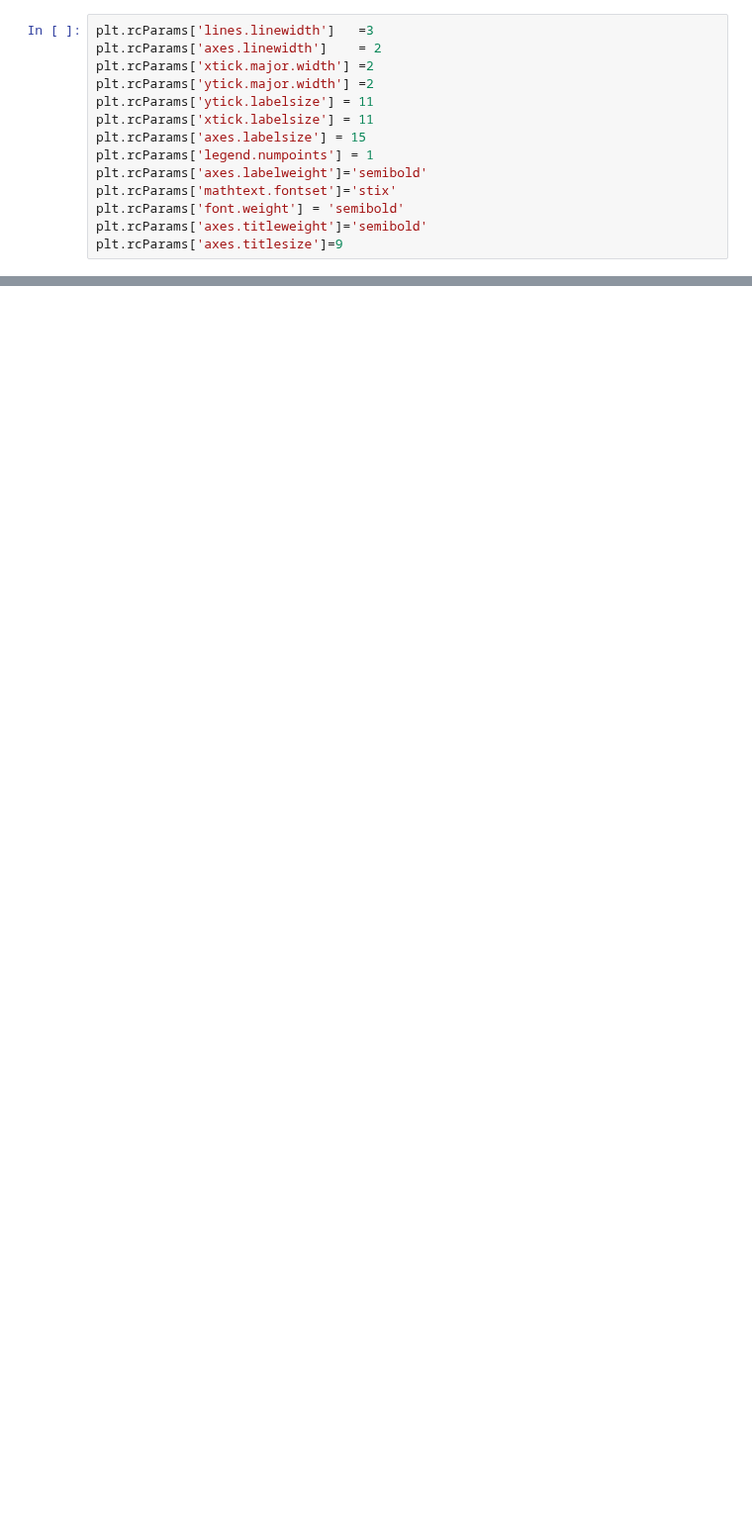
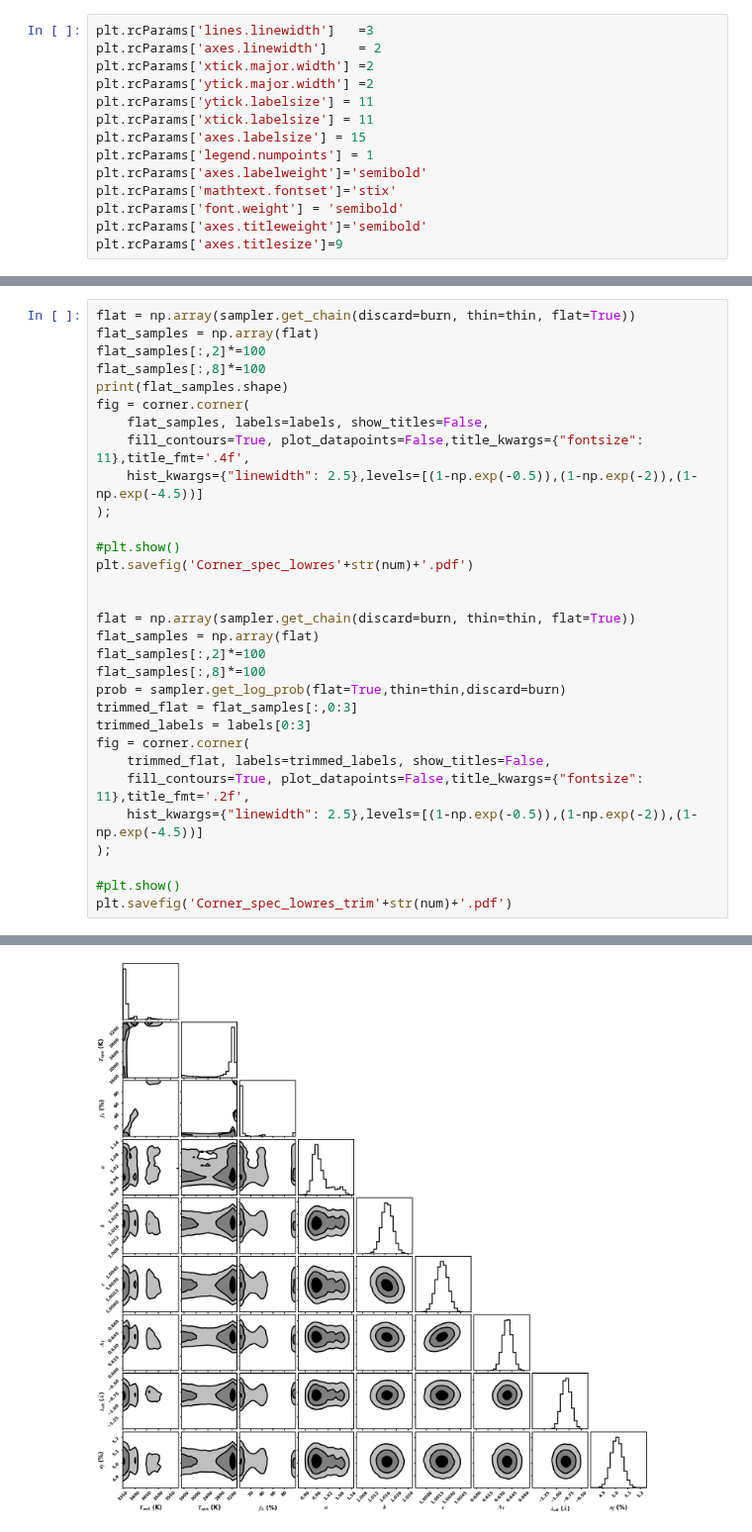
Before and after one commit to awmann/K233Spots, a Jupyter notebook: multi_spec_fit.ipynb, the cells around one changed output, grey strips where cells are left out. Shown at 99% size. Cells and saved outputs as stored; diff of their text form; blank space fills up the shorter version.

```diff
--- a/multi_spec_fit.ipynb
+++ b/multi_spec_fit.ipynb
@@ -323,0 +422,32 @@ print('done')
+# %%
+flat = np.array(sampler.get_chain(discard=burn, thin=thin, flat=True))
+flat_samples = np.array(flat)
+flat_samples[:,2]*=100
+flat_samples[:,8]*=100
+print(flat_samples.shape)
+fig = corner.corner(
+    flat_samples, labels=labels, show_titles=False,
+    fill_contours=True, plot_datapoints=False,title_kwargs={"fontsize": 11},title_fmt='.4f',
+    hist_kwargs={"linewidth": 2.5},levels=[(1-np.exp(-0.5)),(1-np.exp(-2)),(1-np.exp(-4.5))]
+);
+
+#plt.show()
+plt.savefig('Corner_spec_lowres'+str(num)+'.pdf')
+
+
+flat = np.array(sampler.get_chain(discard=burn, thin=thin, flat=True))
+flat_samples = np.array(flat)
+flat_samples[:,2]*=100
+flat_samples[:,8]*=100
+prob = sampler.get_log_prob(flat=True,thin=thin,discard=burn)
+trimmed_flat = flat_samples[:,0:3]
+trimmed_labels = labels[0:3]
+fig = corner.corner(
+    trimmed_flat, labels=trimmed_labels, show_titles=False,
+    fill_contours=True, plot_datapoints=False,title_kwargs={"fontsize": 11},title_fmt='.2f',
+    hist_kwargs={"linewidth": 2.5},levels=[(1-np.exp(-0.5)),(1-np.exp(-2)),(1-np.exp(-4.5))]
+);
+
+#plt.show()
+plt.savefig('Corner_spec_lowres_trim'+str(num)+'.pdf')
+# %% [output]
@@ -323,0 +455 @@ print('done')
+[figure, added]
```
Also changed, not shown: parts of 17 cells of this notebook, 2 other files.
